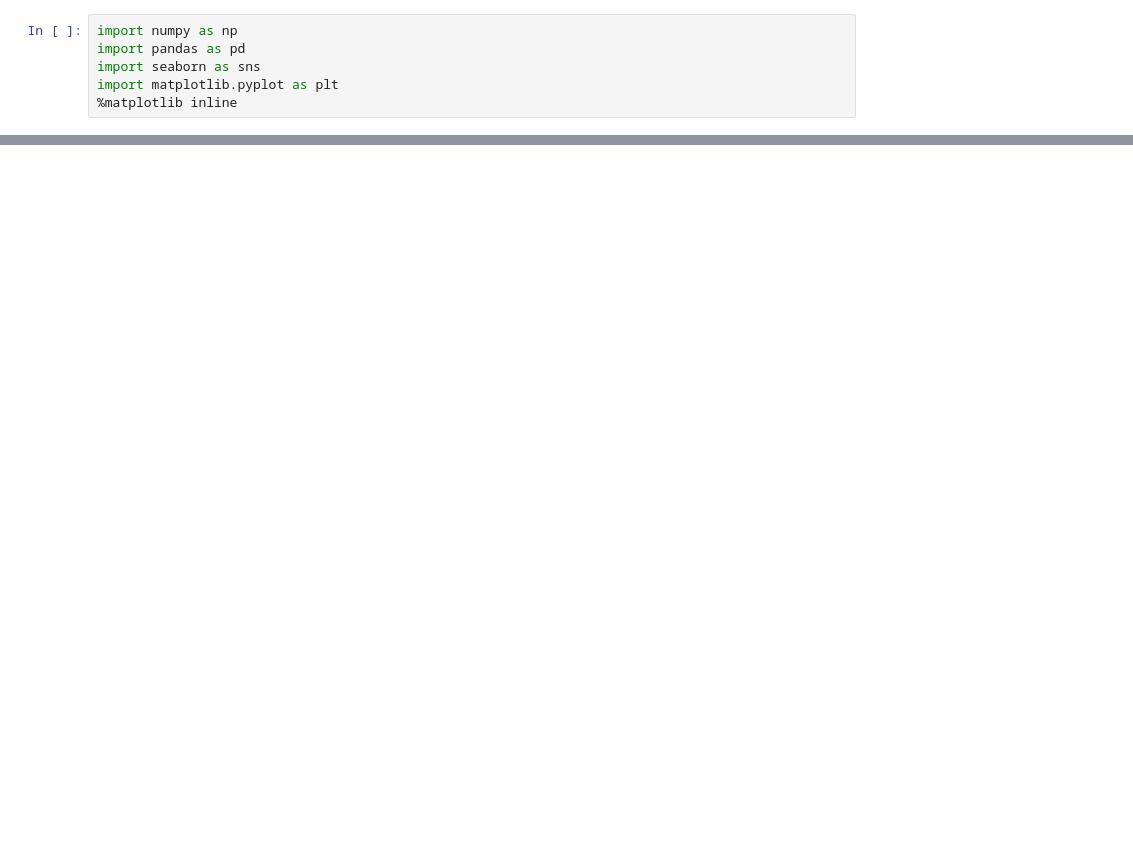
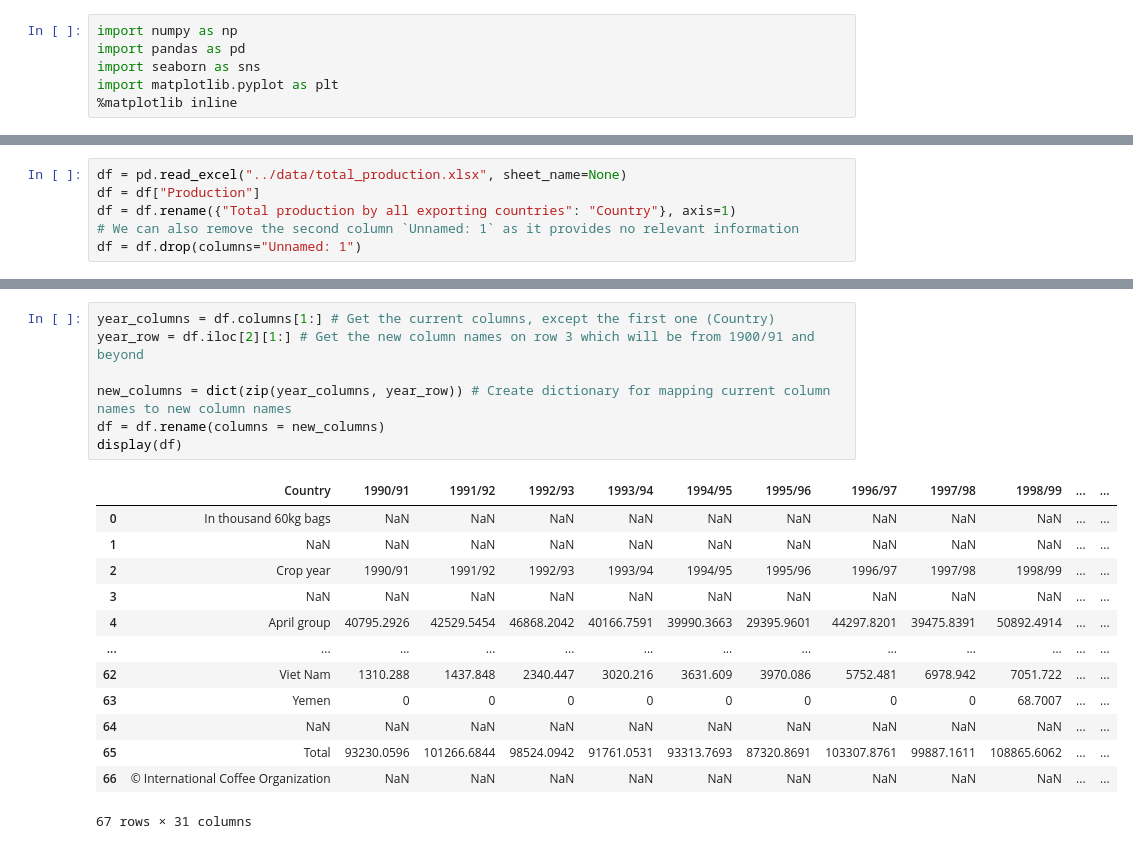
Before and after one commit to hpuma/global-coffee-trade-historical-data, a Jupyter notebook: curation/tp_data_wrangling.ipynb, the cells around one changed output, grey strips where cells are left out. Cells and saved outputs as stored; diff of their text form; blank space fills up the shorter version.

Commit message:
Saving progress on data wrangling

```diff
--- a/curation/tp_data_wrangling.ipynb
+++ b/curation/tp_data_wrangling.ipynb
@@ -85,0 +7,6 @@ df["year"] = df["year"].str[:-3]
+# %%
+df = pd.read_excel("../data/total_production.xlsx", sheet_name=None)
+df = df["Production"]
+df = df.rename({"Total production by all exporting countries": "Country"}, axis=1)
+# We can also remove the second column `Unnamed: 1` as it provides no relevant information
+df = df.drop(columns="Unnamed: 1")
@@ -85,0 +25,21 @@ df["year"] = df["year"].str[:-3]
+# %%
+year_columns = df.columns[1:] # Get the current columns, except the first one (Country)
+year_row = df.iloc[2][1:] # Get the new column names on row 3 which will be from 1900/91 and beyond
+
+new_columns = dict(zip(year_columns, year_row)) # Create dictionary for mapping current column names to new column names
+df = df.rename(columns = new_columns)
+display(df)
+# %% [output]
+|  | Country | 1990/91 | 1991/92 | 1992/93 | 1993/94 | 1994/95 | 1995/96 | 1996/97 | 1997/98 | 1998/99 | ... | ... |
+| 0 | In thousand 60kg bags | NaN | NaN | NaN | NaN | NaN | NaN | NaN | NaN | NaN | ... | ... |
+| 1 | NaN | NaN | NaN | NaN | NaN | NaN | NaN | NaN | NaN | NaN | ... | ... |
+| 2 | Crop year | 1990/91 | 1991/92 | 1992/93 | 1993/94 | 1994/95 | 1995/96 | 1996/97 | 1997/98 | 1998/99 | ... | ... |
+| 3 | NaN | NaN | NaN | NaN | NaN | NaN | NaN | NaN | NaN | NaN | ... | ... |
+| 4 | April group | 40795.2926 | 42529.5454 | 46868.2042 | 40166.7591 | 39990.3663 | 29395.9601 | 44297.8201 | 39475.8391 | 50892.4914 | ... | ... |
+| ... | ... | ... | ... | ... | ... | ... | ... | ... | ... | ... | ... | ... |
+| 62 | Viet Nam | 1310.288 | 1437.848 | 2340.447 | 3020.216 | 3631.609 | 3970.086 | 5752.481 | 6978.942 | 7051.722 | ... | ... |
+| 63 | Yemen | 0 | 0 | 0 | 0 | 0 | 0 | 0 | 0 | 68.7007 | ... | ... |
+| 64 | NaN | NaN | NaN | NaN | NaN | NaN | NaN | NaN | NaN | NaN | ... | ... |
+| 65 | Total | 93230.0596 | 101266.6844 | 98524.0942 | 91761.0531 | 93313.7693 | 87320.8691 | 103307.8761 | 99887.1611 | 108865.6062 | ... | ... |
+| 66 | © International Coffee Organization | NaN | NaN | NaN | NaN | NaN | NaN | NaN | NaN | NaN | ... | ... |
+67 rows × 31 columns
```
Also changed, not shown: parts of 17 cells of this notebook.
